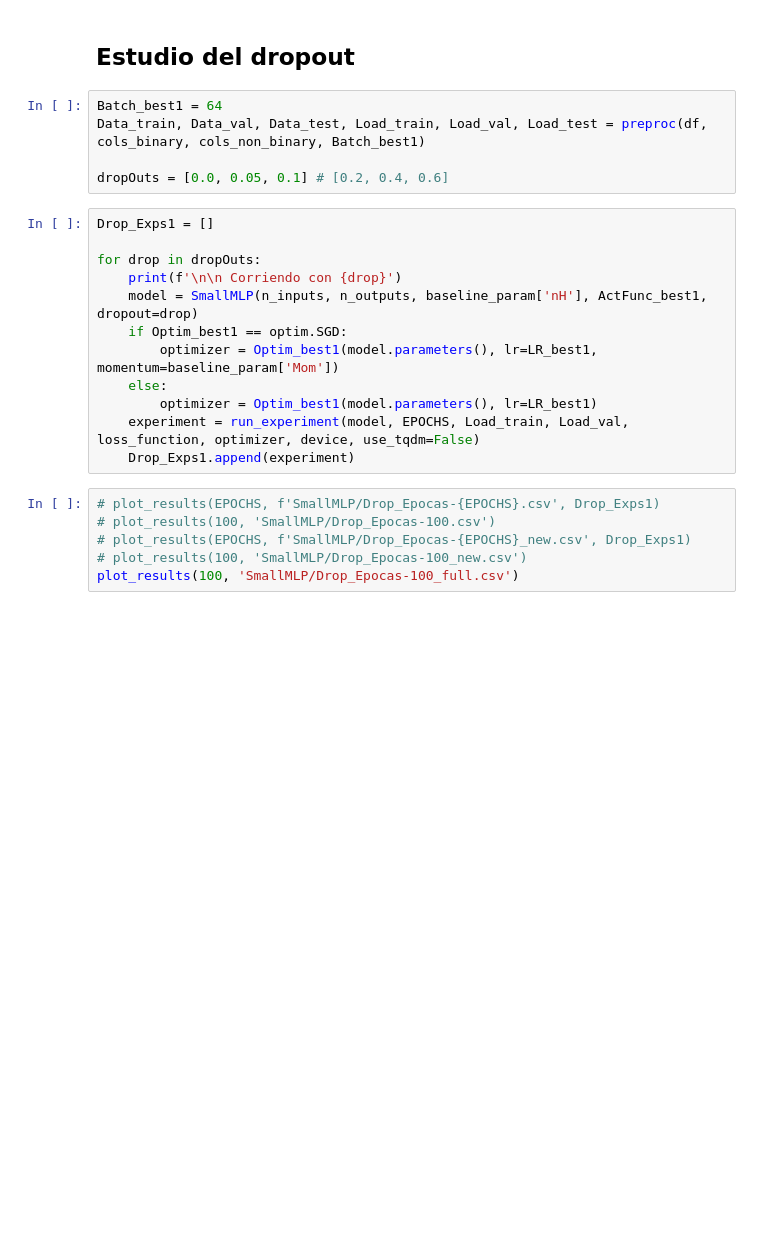
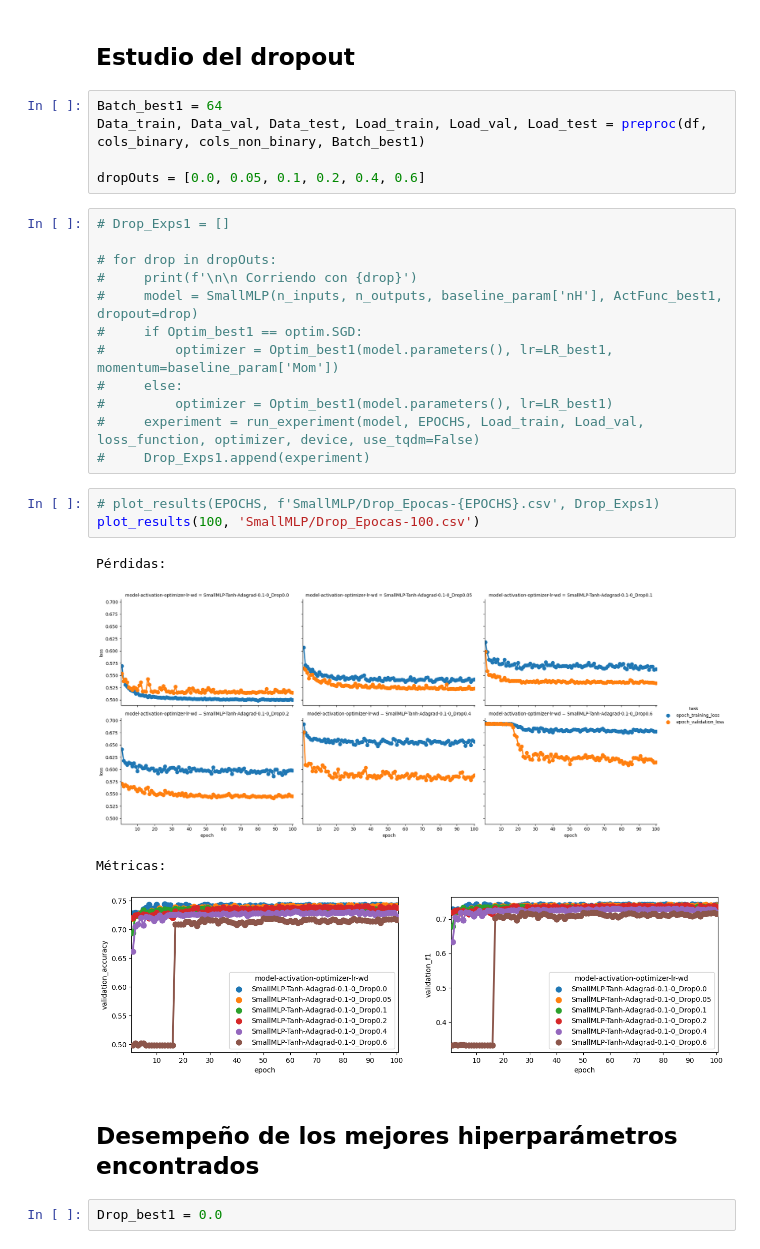
Before and after one commit to Cheva94/Diplo_Opt, a Jupyter notebook: 3_DL/Lab1/Resolución_Lab1.ipynb, the cells around one changed output. Cells and saved outputs as stored; diff of their text form; blank space fills up the shorter version.

```diff
--- a/3_DL/Lab1/Resolución_Lab1.ipynb
+++ b/3_DL/Lab1/Resolución_Lab1.ipynb
@@ -325,22 +428,28 @@ plot_results(100, 'SmallMLP/Batch_Epocas-100.csv')
 Batch_best1 = 64
 Data_train, Data_val, Data_test, Load_train, Load_val, Load_test = preproc(df, cols_binary, cols_non_binary, Batch_best1)
 
-dropOuts = [0.0, 0.05, 0.1] # [0.2, 0.4, 0.6]
+dropOuts = [0.0, 0.05, 0.1, 0.2, 0.4, 0.6]
 # %%
-Drop_Exps1 = []
+# Drop_Exps1 = []
 
-for drop in dropOuts:
-    print(f'\n\n Corriendo con {drop}')
-    model = SmallMLP(n_inputs, n_outputs, baseline_param['nH'], ActFunc_best1, dropout=drop)
-    if Optim_best1 == optim.SGD:
-        optimizer = Optim_best1(model.parameters(), lr=LR_best1, momentum=baseline_param['Mom'])
-    else:
-        optimizer = Optim_best1(model.parameters(), lr=LR_best1)
-    experiment = run_experiment(model, EPOCHS, Load_train, Load_val, loss_function, optimizer, device, use_tqdm=False)
-    Drop_Exps1.append(experiment)
+# for drop in dropOuts:
+#     print(f'\n\n Corriendo con {drop}')
+#     model = SmallMLP(n_inputs, n_outputs, baseline_param['nH'], ActFunc_best1, dropout=drop)
+#     if Optim_best1 == optim.SGD:
+#         optimizer = Optim_best1(model.parameters(), lr=LR_best1, momentum=baseline_param['Mom'])
+#     else:
+#         optimizer = Optim_best1(model.parameters(), lr=LR_best1)
+#     experiment = run_experiment(model, EPOCHS, Load_train, Load_val, loss_function, optimizer, device, use_tqdm=False)
+#     Drop_Exps1.append(experiment)
 # %%
 # plot_results(EPOCHS, f'SmallMLP/Drop_Epocas-{EPOCHS}.csv', Drop_Exps1)
-# plot_results(100, 'SmallMLP/Drop_Epocas-100.csv')
-# plot_results(EPOCHS, f'SmallMLP/Drop_Epocas-{EPOCHS}_new.csv', Drop_Exps1)
-# plot_results(100, 'SmallMLP/Drop_Epocas-100_new.csv')
-plot_results(100, 'SmallMLP/Drop_Epocas-100_full.csv')
+plot_results(100, 'SmallMLP/Drop_Epocas-100.csv')
+# %% [output]
+Pérdidas:
+[figure, added]
+Métricas:
+[figure, added]
+# %% [markdown]
+## Desempeño de los mejores hiperparámetros encontrados
+# %%
+Drop_best1 = 0.0
```
Also changed, not shown: parts of 16 cells of this notebook, 3 other files.
